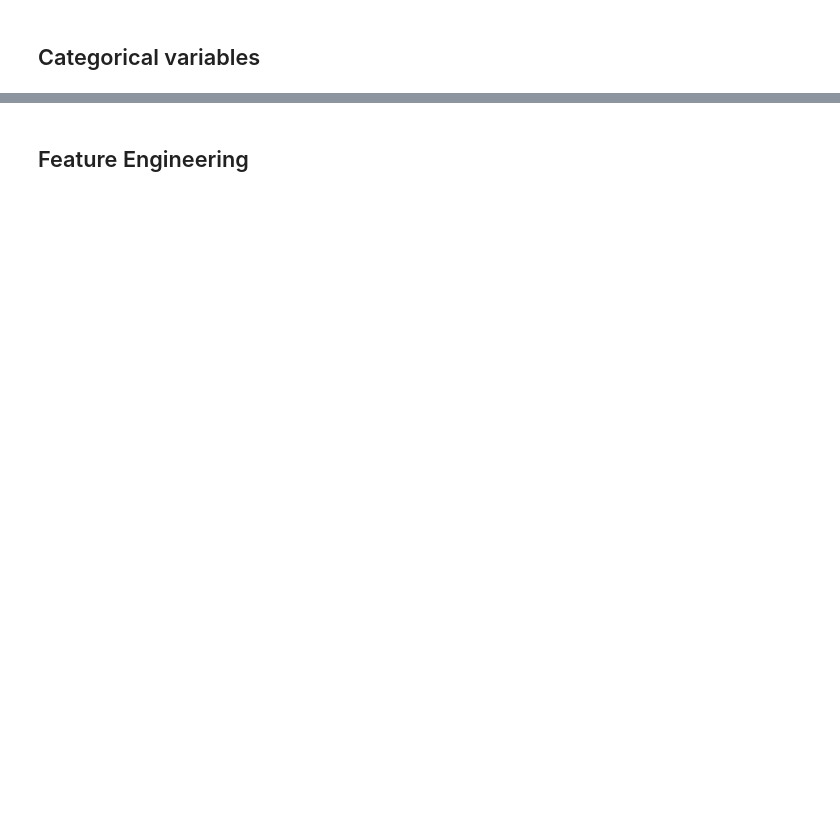
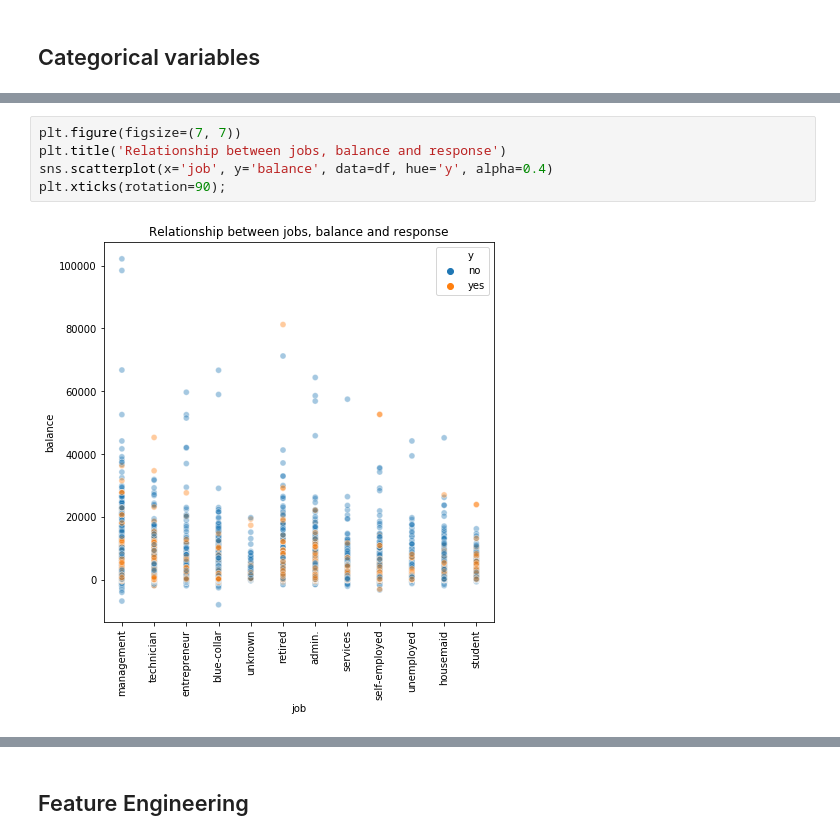
Before and after one commit to murilommen/data-insight-assessment, a Jupyter notebook: data_exploration.ipynb, the cells around one changed output, grey strips where cells are left out. Saved outputs shown, nothing was run; the diff lists cells and outputs as text; blank space fills up the shorter version.

```diff
--- a/data_exploration.ipynb
+++ b/data_exploration.ipynb
@@ -93,0 +147,7 @@ sns.pairplot(data=df, hue='y')
+# %%
+plt.figure(figsize=(7, 7))
+plt.title('Relationship between jobs, balance and response')
+sns.scatterplot(x='job', y='balance', data=df, hue='y', alpha=0.4)
+plt.xticks(rotation=90);
+# %% [output]
+[figure, added]
```
Also changed, not shown: parts of 51 cells of this notebook.
